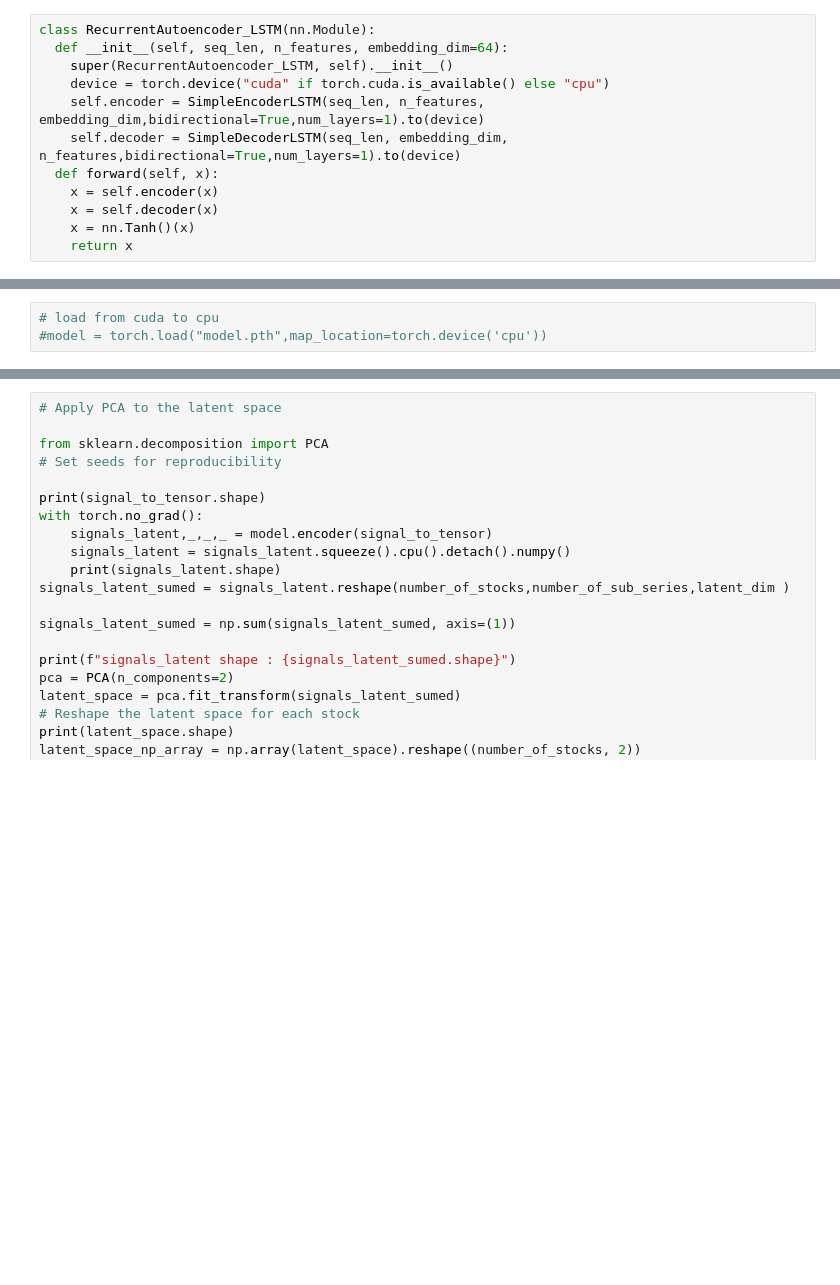
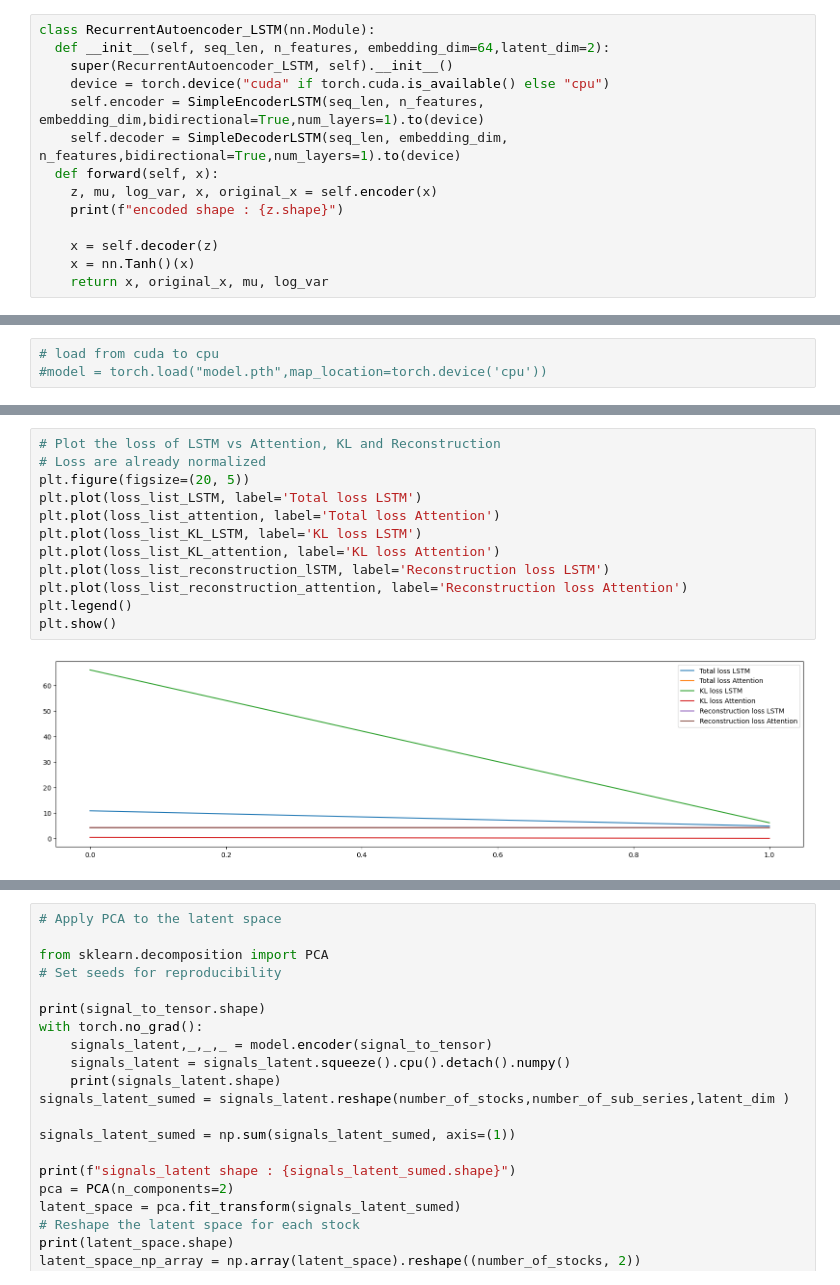
Before and after one commit to MaximeSzymanski/StocksClusteringVAE, a Jupyter notebook: VAE_stocks.ipynb, the cells around one changed output, grey strips where cells are left out. Drawn from its saved outputs; the diff is of its cells as text; blank space fills up the shorter version.

```diff
--- a/VAE_stocks.ipynb
+++ b/VAE_stocks.ipynb
@@ -625,14 +613,16 @@ class SimpleDecoderLSTM(nn.Module):
     return self.output_layer(x)
 # %%
 class RecurrentAutoencoder_LSTM(nn.Module):
-  def __init__(self, seq_len, n_features, embedding_dim=64):
+  def __init__(self, seq_len, n_features, embedding_dim=64,latent_dim=2):
     super(RecurrentAutoencoder_LSTM, self).__init__()
     device = torch.device("cuda" if torch.cuda.is_available() else "cpu")
     self.encoder = SimpleEncoderLSTM(seq_len, n_features, embedding_dim,bidirectional=True,num_layers=1).to(device)
     self.decoder = SimpleDecoderLSTM(seq_len, embedding_dim, n_features,bidirectional=True,num_layers=1).to(device)
   def forward(self, x):
-    x = self.encoder(x)
-    x = self.decoder(x)
+    z, mu, log_var, x, original_x = self.encoder(x)
+    print(f"encoded shape : {z.shape}")
+
+    x = self.decoder(z)
     x = nn.Tanh()(x)
-    return x
+    return x, original_x, mu, log_var
 # %%
@@ -786,3 +882,17 @@ Epoch: 0, loss: 0.23637790977954865
+# %%
+# Plot the loss of LSTM vs Attention, KL and Reconstruction
+# Loss are already normalized
+plt.figure(figsize=(20, 5))
+plt.plot(loss_list_LSTM, label='Total loss LSTM')
+plt.plot(loss_list_attention, label='Total loss Attention')
+plt.plot(loss_list_KL_LSTM, label='KL loss LSTM')
+plt.plot(loss_list_KL_attention, label='KL loss Attention')
+plt.plot(loss_list_reconstruction_lSTM, label='Reconstruction loss LSTM')
+plt.plot(loss_list_reconstruction_attention, label='Reconstruction loss Attention')
+plt.legend()
+plt.show()
+# %% [output]
+[figure, added]
 # %%
 import matplotlib.pyplot as plt
 with torch.no_grad():
```
Also changed, not shown: parts of 13 cells of this notebook.
